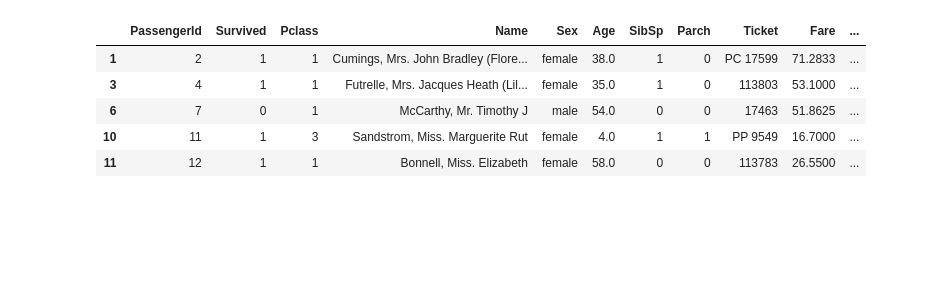
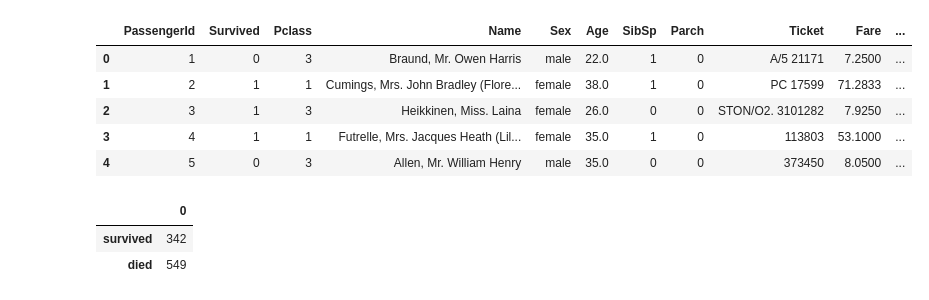
Before and after one commit to wabscale/sister-project-help, a Jupyter notebook: notebook.ipynb, the cells around one changed output. Saved outputs shown, nothing was run; the diff lists cells and outputs as text; code cells hidden in the pictures; blank space fills up the shorter version.

```diff
--- a/notebook.ipynb
+++ b/notebook.ipynb
@@ -1,14 +1,26 @@
 # %%
 import matplotlib.pyplot as plt
 import pandas as pd
 import numpy as np
 
-df = pd.read_csv('./titanic.csv').dropna()
+df = pd.read_csv('./titanic.csv')
 df.head()
 # %% [output]
 |  | PassengerId | Survived | Pclass | Name | Sex | Age | SibSp | Parch | Ticket | Fare | ... |
+| 0 | 1 | 0 | 3 | Braund, Mr. Owen Harris | male | 22.0 | 1 | 0 | A/5 21171 | 7.2500 | ... |
 | 1 | 2 | 1 | 1 | Cumings, Mrs. John Bradley (Flore... | female | 38.0 | 1 | 0 | PC 17599 | 71.2833 | ... |
+| 2 | 3 | 1 | 3 | Heikkinen, Miss. Laina | female | 26.0 | 0 | 0 | STON/O2. 3101282 | 7.9250 | ... |
 | 3 | 4 | 1 | 1 | Futrelle, Mrs. Jacques Heath (Lil... | female | 35.0 | 1 | 0 | 113803 | 53.1000 | ... |
-| 6 | 7 | 0 | 1 | McCarthy, Mr. Timothy J | male | 54.0 | 0 | 0 | 17463 | 51.8625 | ... |
-| 10 | 11 | 1 | 3 | Sandstrom, Miss. Marguerite Rut | female | 4.0 | 1 | 1 | PP 9549 | 16.7000 | ... |
-| 11 | 12 | 1 | 1 | Bonnell, Miss. Elizabeth | female | 58.0 | 0 | 0 | 113783 | 26.5500 | ... |
+| 4 | 5 | 0 | 3 | Allen, Mr. William Henry | male | 35.0 | 0 | 0 | 373450 | 8.0500 | ... |
+# %%
+survived = df[df['Survived'] == 1]['Survived']
+died = df[df['Survived'] == 0]['Survived']
+
+ddf = pd.DataFrame(data=[[len(survived)], [len(died)]], index=['survived', 'died'])
+
+ddf.to_csv('titanic_survived_died_freq.csv')
+ddf.head()
+# %% [output]
+|  | 0 |
+| survived | 342 |
+| died | 549 |
```
Also changed, not shown: parts of 16 cells of this notebook, 8 other files.
